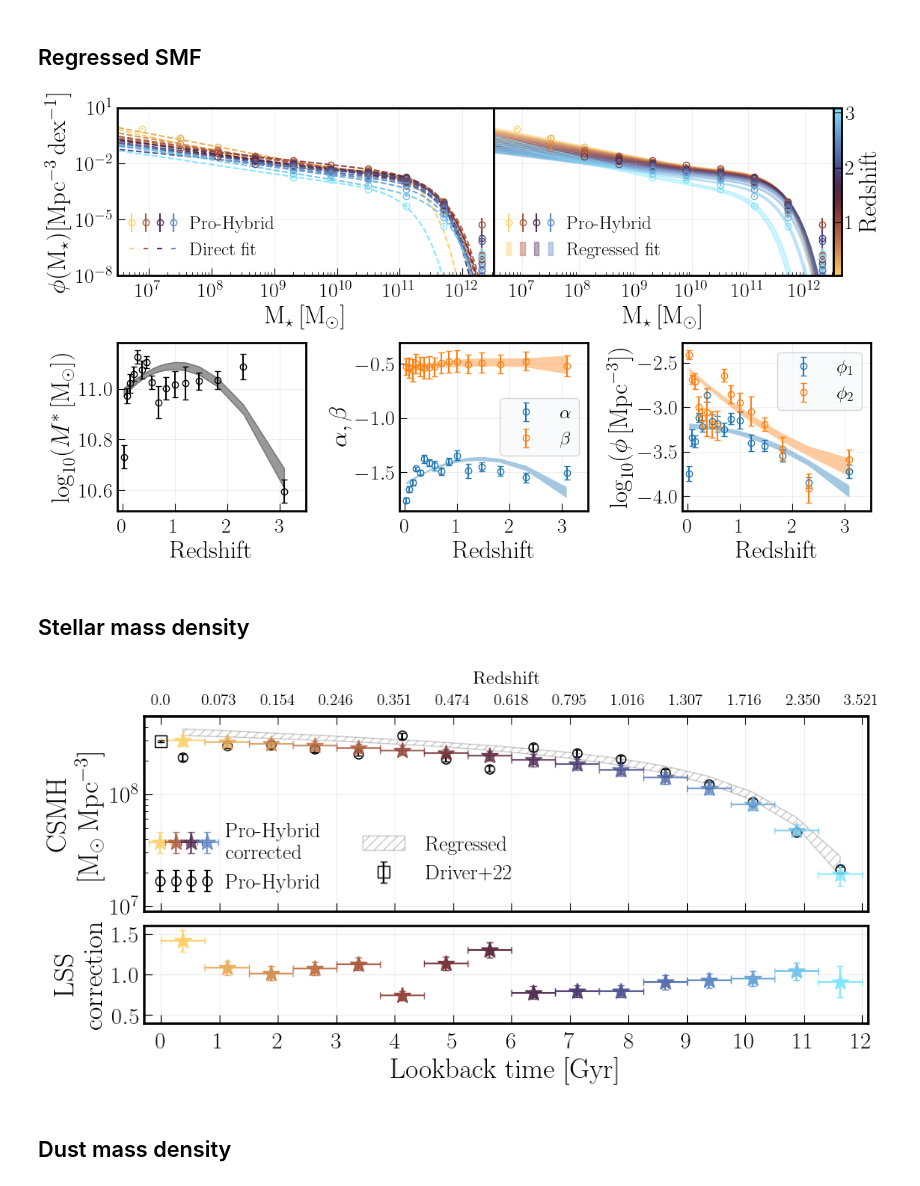
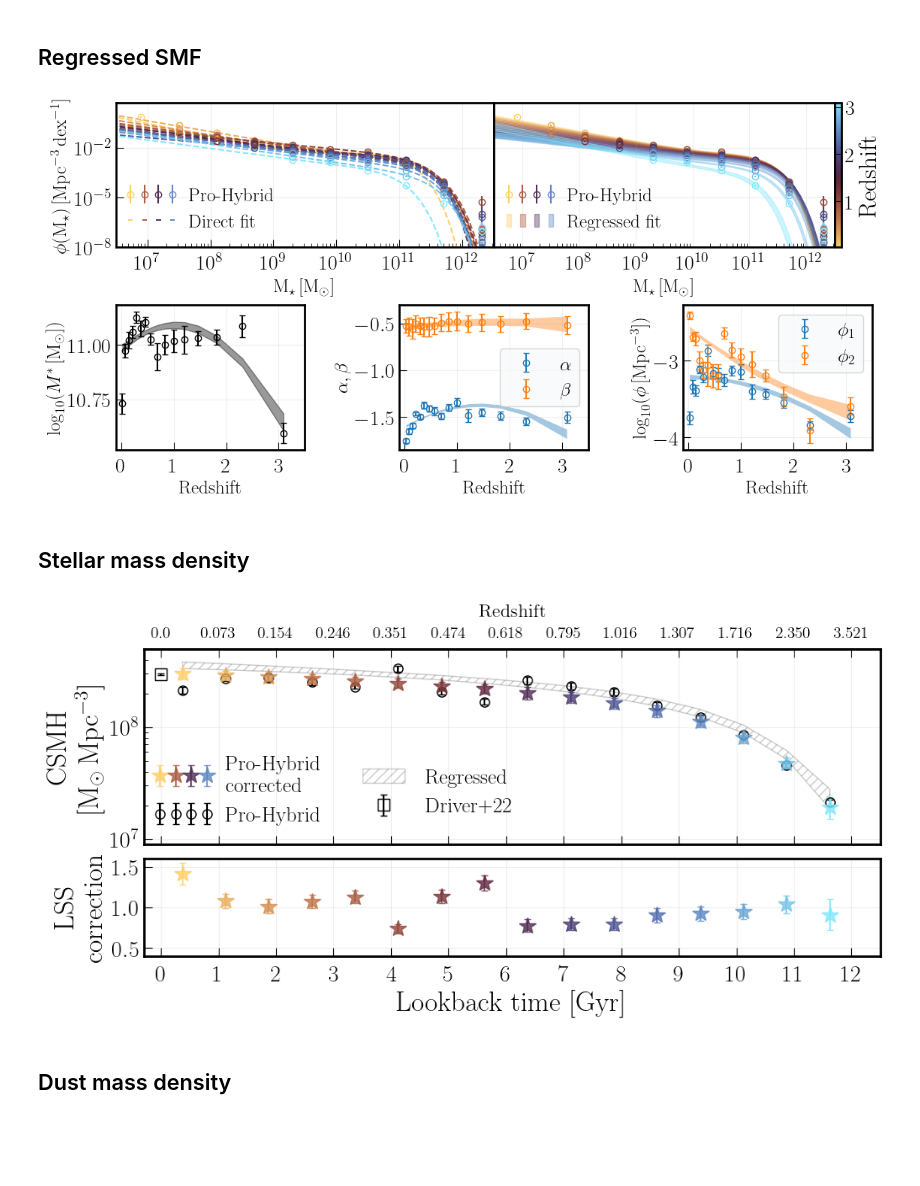
Before and after one commit to JordanDSilva/dust-mass-density, a Jupyter notebook: scripts/makeSomePlots.ipynb, the cells around one changed output. Cells and saved outputs as stored; diff of their text form; code cells hidden in the pictures; blank space fills up the shorter version.

```diff
--- a/scripts/makeSomePlots.ipynb
+++ b/scripts/makeSomePlots.ipynb
@@ -156,7 +156,7 @@ colours = get_n_colors(len(zmids), "managua")
 
 fig, ax = plt.subplots(max([MidFactor(len(zmids)), len(zmids)/MidFactor(len(zmids))]),
                        min([MidFactor(len(zmids)), len(zmids)/MidFactor(len(zmids))]),
-                       figsize = (14,10), constrained_layout = False, sharex=True, sharey=True)
+                       figsize = (14,12), constrained_layout = False, sharex=True, sharey=True)
 
 handles = []
 count = 0
@@ -1025,7 +1026,7 @@ smf_regressed_evol = pd.read_hdf(h5file, "par/HybridSMFEvol")
 ##
 colours = get_n_colors(len(zmids), "managua")
 # fig, ax = plt.subplots(nrows=2, ncols=2, figsize = (10,8))
-fig = plt.figure(figsize=(13, 7))
+fig = plt.figure(figsize=(13, 6))
 
 outer_gs = fig.add_gridspec(2, 1, height_ratios=[1, 1], hspace=0.4)
 
@@ -1124,16 +1125,16 @@ ax2.legend(
 ax1.set_xscale("log")
 ax1.set_yscale("log")
 ax1.set_xlim([10**6.5, 10**12.5])
-ax1.set_ylim([1e-8, 10])
+ax1.set_ylim([1e-8, 5])
 ax2.set_xscale("log")
 ax2.set_yscale("log")
 ax2.set_xlim([10**6.5, 10**12.5])
-ax2.set_ylim([1e-8, 10])
+ax2.set_ylim([1e-8, 5])
 # ax2.set_yticklabels([])
 ax2.tick_params(labelleft=False, length=0)
-ax1.set_xlabel(r"$\mathrm{M_{\star} \, [M_{\odot}]}$")
-ax2.set_xlabel(r"$\mathrm{M_{\star} \, [M_{\odot}]}$")
-ax1.set_ylabel(r"$\phi(\mathrm{M_{\star}) [Mpc^{-3} \, dex^{-1}]}$")
+ax1.set_xlabel(r"$\mathrm{M_{\star} \, [M_{\odot}]}$", fontsize = 18)
+ax2.set_xlabel(r"$\mathrm{M_{\star} \, [M_{\odot}]}$", fontsize = 18)
+ax1.set_ylabel(r"$\mathrm{\phi(M_{\star}) \, [Mpc^{-3} \, dex^{-1}]}$", fontsize = 18)
 
 xx = zmids
 ax3.errorbar(
@@ -1218,40 +1219,40 @@ ax5.fill_between(
     xx,
     smf_regressed_evol["phi2Q16"],
     smf_regressed_evol["phi2Q84"],
     alpha = 0.4
 )
 
 ax4.legend(
     fontsize = 18,
     frameon = True,
     fancybox = True,
     ncol = 1,
     facecolor = "#f8f9fa"
 )
 ax5.legend(
     fontsize = 18,
     frameon = True,
     fancybox = True,
     ncol = 1,
     facecolor = "#f8f9fa"
 )
 
 ax3.set_xlim([-0.1, 3.5])
 ax3.set_xticks([0,1,2,3])
 
 for ax in [ax1,ax2,ax3,ax4,ax5]:
     ax.grid(alpha = 0.2)
 
-ax3.set_ylabel(r"$\log_{10}(M^{*} \, \mathrm{[M_{\odot}]})$")
-ax4.set_ylabel(r"$\alpha, \beta$")
-ax5.set_ylabel(r"$\log_{10}(\phi \, \mathrm{[Mpc^{-3}]})$")
-ax3.set_xlabel("Redshift")
-ax4.set_xlabel("Redshift")
-ax5.set_xlabel("Redshift")
+ax3.set_ylabel(r"$\log_{10}(M^{*} \, \mathrm{[M_{\odot}]})$", fontsize = 18)
+ax4.set_ylabel(r"$\alpha, \beta$", fontsize = 18)
+ax5.set_ylabel(r"$\log_{10}(\phi \, \mathrm{[Mpc^{-3}]})$", fontsize = 18)
+ax3.set_xlabel("Redshift", fontsize = 18)
+ax4.set_xlabel("Redshift", fontsize = 18)
+ax5.set_xlabel("Redshift", fontsize = 18)
 
 fig.savefig("/Users/22252335/Documents/DustMassDensity/plots/smf_regressed.pdf", dpi = 240, bbox_inches = 'tight')
 # %% [output]
-[figure, old version]
+[figure, new version]
 # %% [markdown]
 ## Stellar mass density
 # %%
@@ -1280,7 +1281,7 @@ for i in range(len(zmids)):
         lbtmids[i],
         MstarHybrid["CORR"][i],
         yerr = MstarHybrid["CORR_ERR"][i],
-        xerr = 0.75/2.0,
+        # xerr = 0.75/2.0,
         marker = "*",
         ls = "",
         markersize = 15,
@@ -1294,11 +1295,11 @@ for i in range(len(zmids)):
         lbtmids[i],
         LSSCorrection["LSS"][i],
         yerr = LSSCorrection["ERR"][i],
-        xerr = 0.75/2.0,
+        # xerr = 0.75/2.0,
         marker = "*",
         markersize = 15,
         color = colours[i],
-        alpha = 0.95,
+        alpha = 0.80,
         capsize = 3
     )
     if i % MidFactor(len(zmids)) == 0:
@@ -1355,10 +1356,10 @@ ax[0].legend(
     ncol = 2,
     facecolor = "whitesmoke"
 )
-ax[0].set_xlim([-0.3,12.1])
+ax[0].set_xlim([-0.3,12.5])
 # ax[0].set_xticks([0.0,1,2,3,4,5,6,7,8,9,10,11,12])
 # ax[0].set_xt
-ax[1].set_xlim([-0.3,12.1])
+ax[1].set_xlim([-0.3,12.5])
 ax[1].set_xticks([0.0,1,2,3,4,5,6,7,8,9,10,11,12])
 ax[0].set_yscale("log")
 ax[0].set_ylim([9*10**6, 5*10**8.0])
@@ -1376,7 +1377,7 @@ ax[1].set_xlabel("Lookback time [Gyr]")
 
 fig.savefig("/Users/22252335/Documents/DustMassDensity/plots/csmh.pdf", dpi = 240, bbox_inches = 'tight')
 # %% [output]
-[figure, old version]
+[figure, new version]
 # %% [markdown]
 ## Dust mass density
 # %%
```
Also changed, not shown: parts of 13 cells of this notebook, 13 other files.
